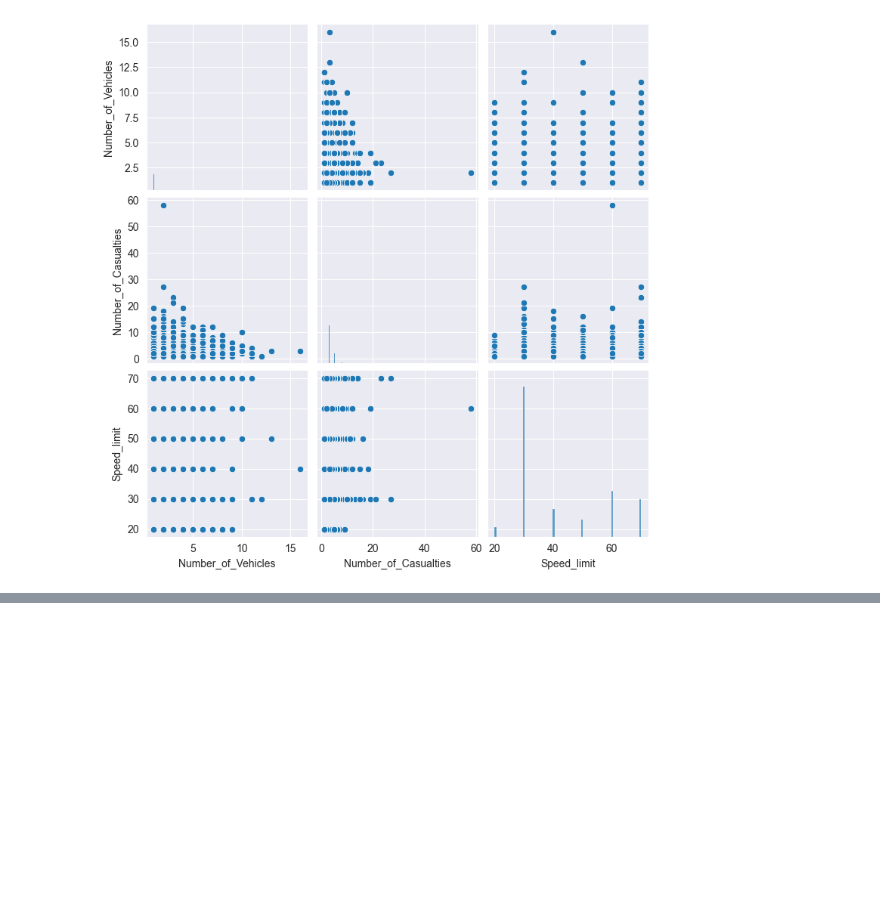
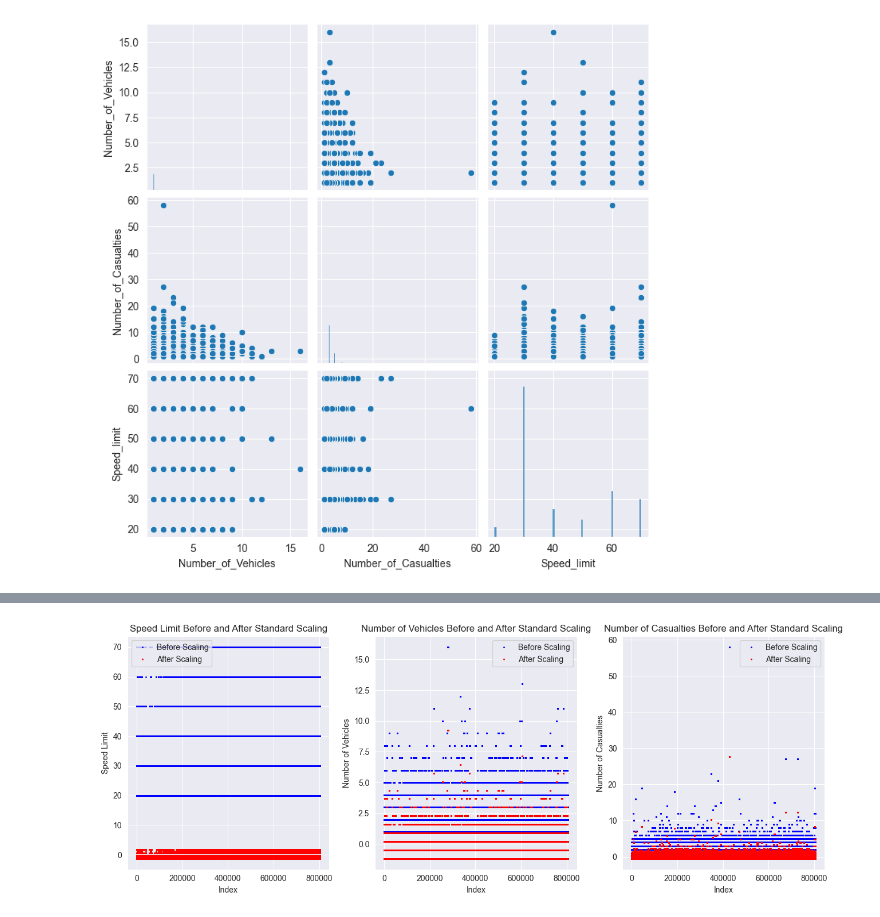
Before and after one commit to 3ldad/MOW2_Proj1, a Jupyter notebook: Analizy.ipynb, the cells around one changed output, grey strips where cells are left out. Drawn from its saved outputs; the diff is of its cells as text; code cells hidden in the pictures; blank space fills up the shorter version.

```diff
--- a/Analizy.ipynb
+++ b/Analizy.ipynb
@@ -443,0 +518,8 @@ plt.show()
+# %%
+features_to_scale = ['Number_of_Vehicles', 'Number_of_Casualties', 'Speed_limit']
+
+scaler_st = StandardScaler()
+scaled_features_st = scaler_st.fit_transform(Comp_data[features_to_scale])
+
+Comp_data_scaled_st = Comp_data.copy()
+Comp_data_scaled_st[features_to_scale] = scaled_features_st
@@ -443,0 +536,31 @@ plt.show()
+# %%
+plt.figure(figsize=(13, 5))
+
+plt.subplot(1, 3, 1)
+plt.plot(Comp_data['Speed_limit'], 'bo', markersize=1, label='Before Scaling')
+plt.plot(Comp_data_scaled_st['Speed_limit'], 'ro', markersize=1, label='After Scaling')
+plt.title('Speed Limit Before and After Standard Scaling')
+plt.xlabel('Index')
+plt.ylabel('Speed Limit')
+plt.legend()
+
+plt.subplot(1, 3, 2)
+plt.plot(Comp_data['Number_of_Vehicles'], 'bo', markersize=1, label='Before Scaling')
+plt.plot(Comp_data_scaled_st['Number_of_Vehicles'], 'ro', markersize=1, label='After Scaling')
+plt.title('Number of Vehicles Before and After Standard Scaling')
+plt.xlabel('Index')
+plt.ylabel('Number of Vehicles')
+plt.legend()
+
+plt.subplot(1, 3, 3)
+plt.plot(Comp_data['Number_of_Casualties'], 'bo', markersize=1, label='Before Scaling')
+plt.plot(Comp_data_scaled_st['Number_of_Casualties'], 'ro', markersize=1, label='After Scaling')
+plt.title('Number of Casualties Before and After Standard Scaling')
+plt.xlabel('Index')
+plt.ylabel('Number of Casualties')
+plt.legend()
+
+plt.tight_layout()
+plt.show()
+# %% [output]
+[figure, added]
```
Also changed, not shown: parts of 10 cells of this notebook.
